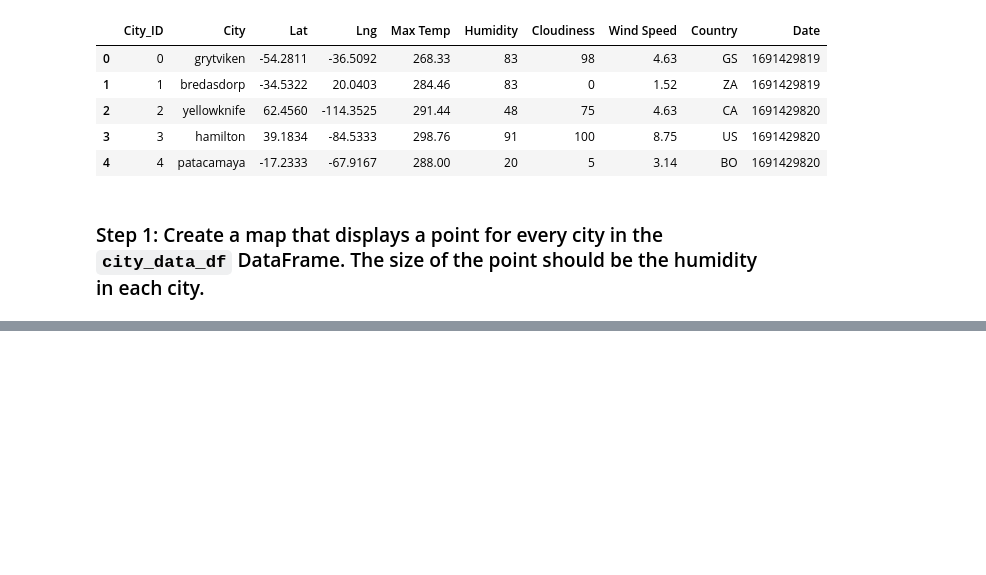
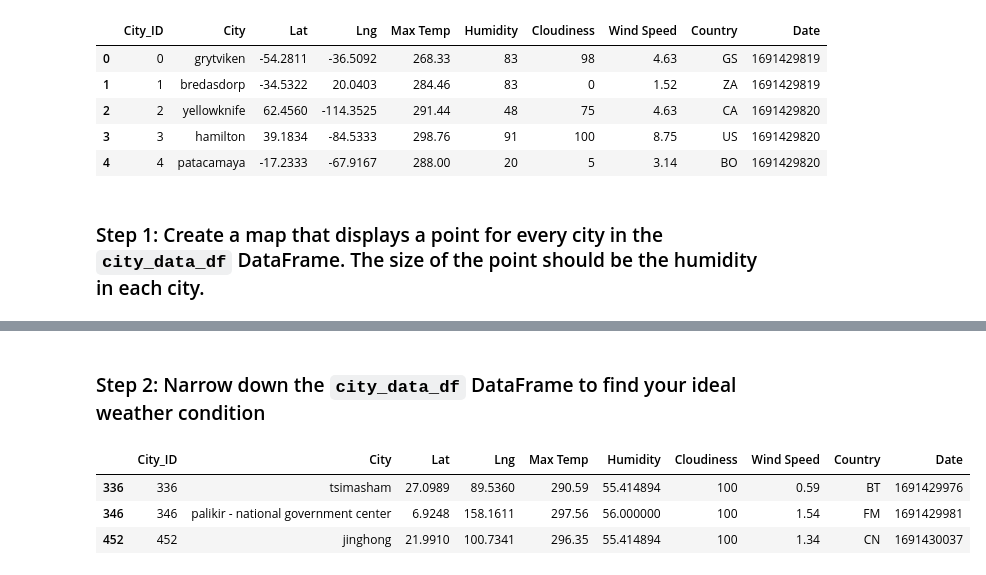
Before and after one commit to JNorthData/Weather_API, a Jupyter notebook: VacationAPI.ipynb, the cells around one changed output, grey strips where cells are left out. Saved outputs shown, nothing was run; the diff lists cells and outputs as text; code cells hidden in the pictures; blank space fills up the shorter version.

```diff
--- a/VacationAPI.ipynb
+++ b/VacationAPI.ipynb
@@ -112,0 +78,22 @@ plt.show()
+# %% [markdown]
+### Step 2: Narrow down the `city_data_df` DataFrame to find your ideal weather condition
+# %%
+# Narrow down cities that fit criteria and drop any results with null values
+# 60 - 80 degrees F  =  288.7 & 299.8 kelvin
+# Humidity between 55 - 75 %
+# Wind Speed < 10mph
+
+ideal_cities_df = city_data_df[(city_data_df['Max Temp'] >= 290) & (city_data_df['Max Temp'] < 300)]
+ideal_cities_df = ideal_cities_df[(ideal_cities_df['Humidity'] >= 55) & (ideal_cities_df['Humidity'] < 75)]
+ideal_cities_df = ideal_cities_df[ideal_cities_df['Wind Speed'] < 10]
+
+# Drop any rows with null values
+ideal_cities_df.dropna()
+
+# Display sample data
+ideal_cities_df
+# %% [output]
+|  | City_ID | City | Lat | Lng | Max Temp | Humidity | Cloudiness | Wind Speed | Country | Date |
+| 336 | 336 | tsimasham | 27.0989 | 89.5360 | 290.59 | 55.414894 | 100 | 0.59 | BT | 1691429976 |
+| 346 | 346 | palikir - national government center | 6.9248 | 158.1611 | 297.56 | 56.000000 | 100 | 1.54 | FM | 1691429981 |
+| 452 | 452 | jinghong | 21.9910 | 100.7341 | 296.35 | 55.414894 | 100 | 1.34 | CN | 1691430037 |
```
Also changed, not shown: parts of 7 cells of this notebook.
